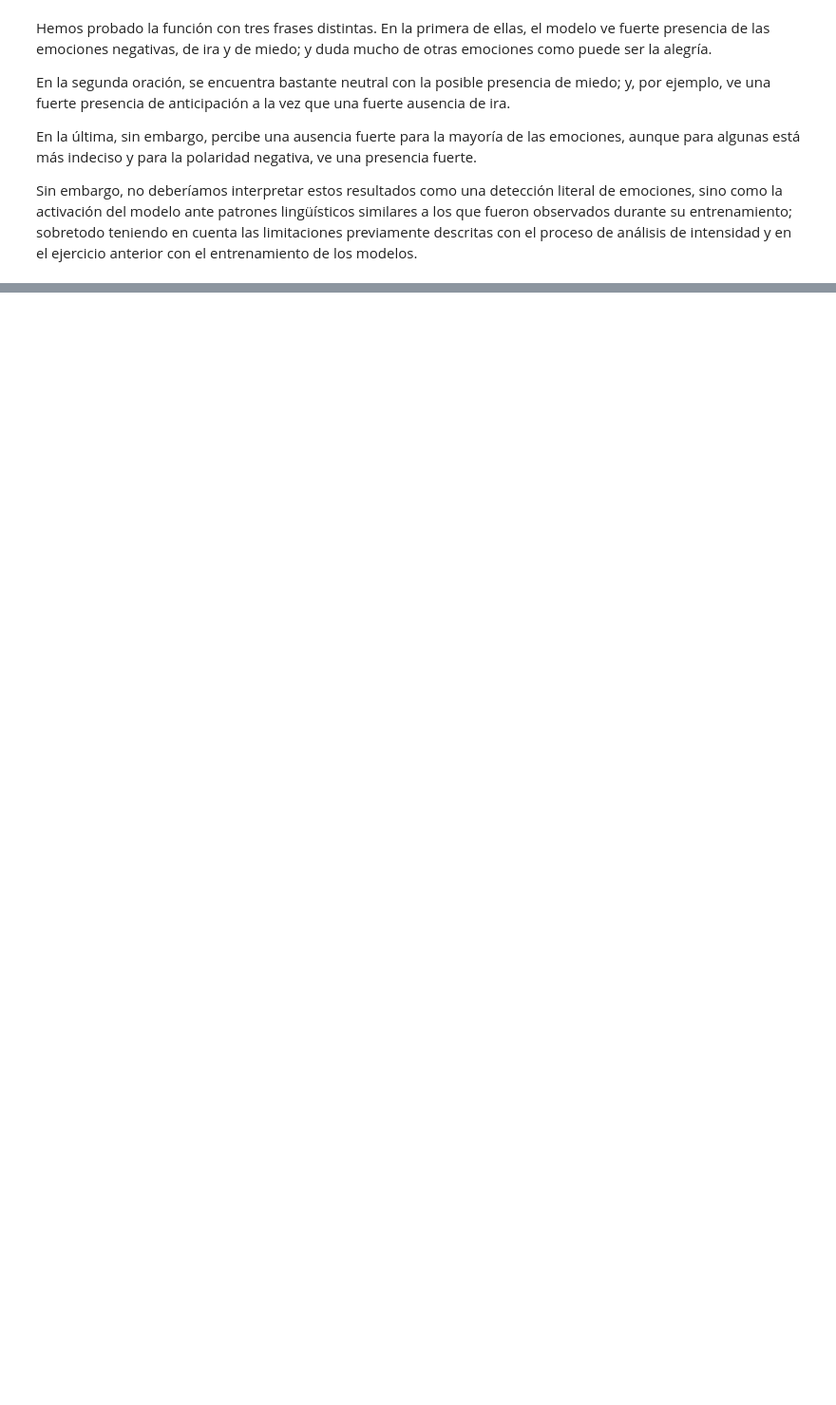
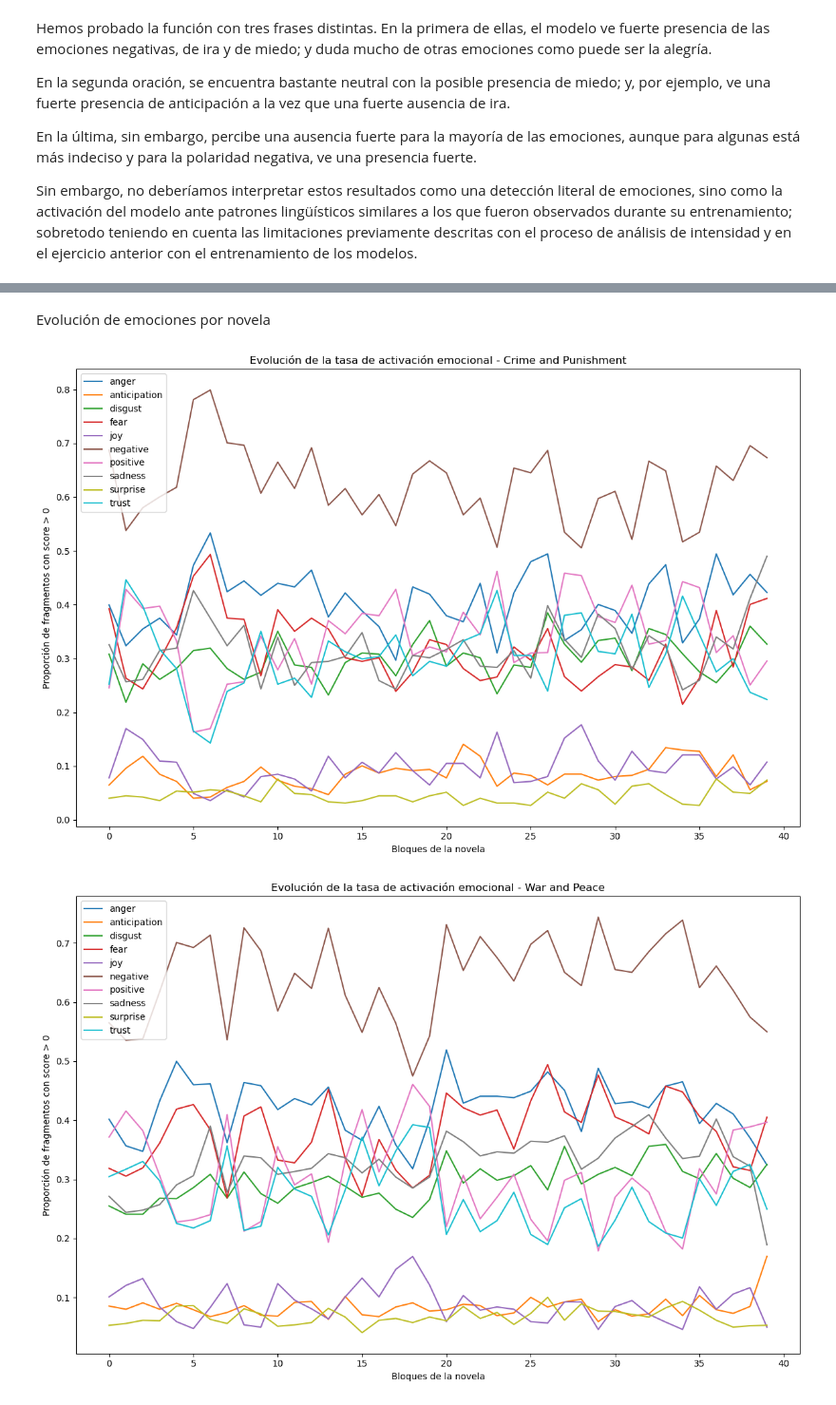
Before and after one commit to agustito37/entregable-procesamiento-lenguaje, a Jupyter notebook: entregable.ipynb, the cells around one changed output, grey strips where cells are left out. Shown at 95% size. Drawn from its saved outputs; the diff is of its cells as text; code cells hidden in the pictures; blank space fills up the shorter version.

```diff
--- a/entregable.ipynb
+++ b/entregable.ipynb
@@ -427,0 +672,34 @@ Sin embargo, no deberíamos interpretar estos resultados como una detección lit
+# %% [markdown]
+Evolución de emociones por novela
+# %%
+def get_block_activation_rates(matrix, n_blocks):
+    blocks = np.array_split(matrix, n_blocks, axis=0)
+    return np.array([
+        (block > 0).mean(axis=0)
+        for block in blocks
+        if len(block) > 0
+    ])
+
+books_evolution = {
+    book: get_block_activation_rates(
+        np.array([[d[emotion] for emotion in emotion_cols] for d in emotion_dicts], dtype=float),
+        n_blocks=40
+    )
+    for book, emotion_dicts in books_data.items()
+}
+
+for book_name, book_evolution in books_evolution.items():
+    plt.figure(figsize=(12, 8))
+
+    for i, emotion in enumerate(emotion_cols):
+        plt.plot(book_evolution[:, i], label=emotion)
+
+    plt.title(f"Evolución de la tasa de activación emocional - {book_name}")
+    plt.xlabel("Bloques de la novela")
+    plt.ylabel("Proporción de fragmentos con score > 0")
+    plt.legend()
+    plt.tight_layout()
+    plt.show()
+# %% [output]
+[figure, added]
+[figure, added]
```
Also changed, not shown: parts of 29 cells of this notebook, 17 other files.
